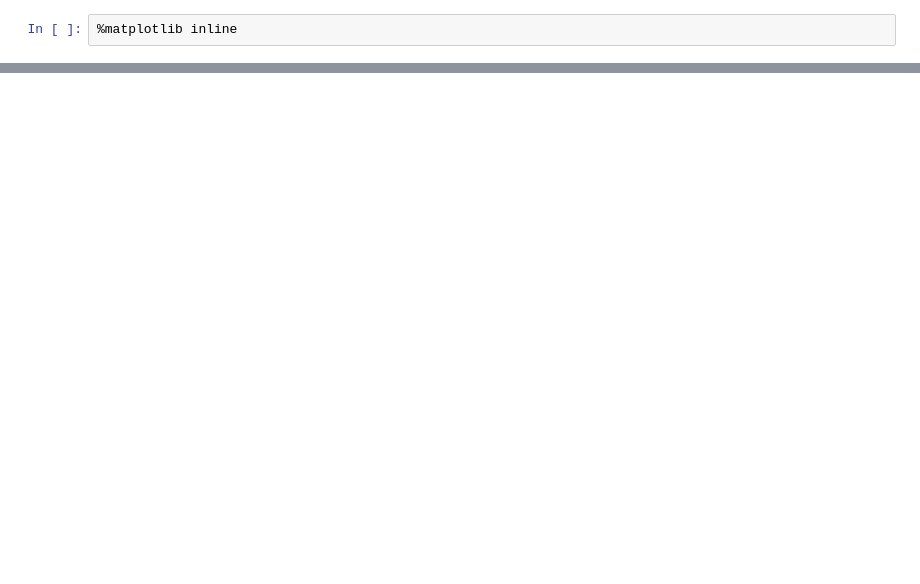
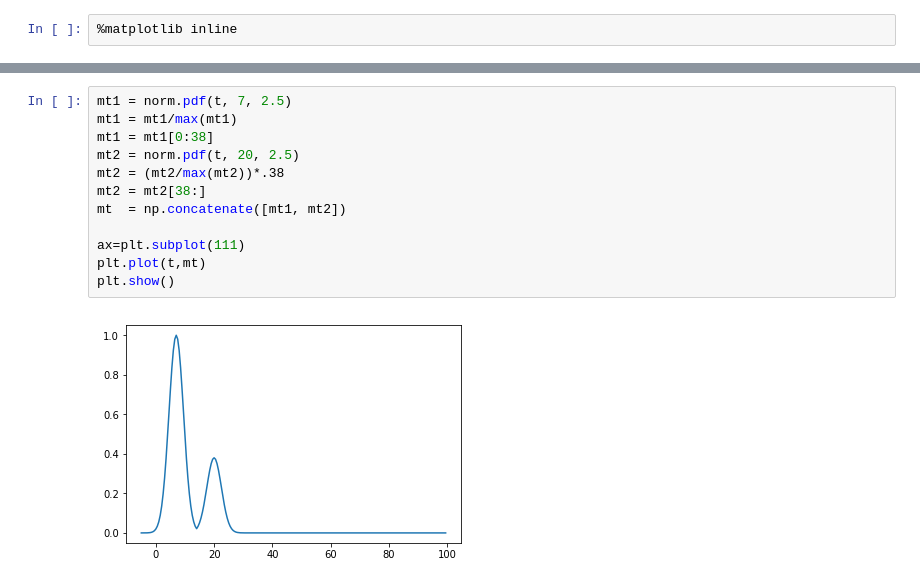
Before and after one commit to paulaburgi/InverseMethods, a Jupyter notebook: Midterm 1 - Prob 1.ipynb, the cells around one changed output, grey strips where cells are left out. Drawn from its saved outputs; the diff is of its cells as text; blank space fills up the shorter version.

```diff
--- a/Midterm 1 - Prob 1.ipynb
+++ b/Midterm 1 - Prob 1.ipynb
@@ -37,0 +51,14 @@ plt.show()
+# %%
+mt1 = norm.pdf(t, 7, 2.5)
+mt1 = mt1/max(mt1)
+mt1 = mt1[0:38]
+mt2 = norm.pdf(t, 20, 2.5)
+mt2 = (mt2/max(mt2))*.38
+mt2 = mt2[38:]
+mt  = np.concatenate([mt1, mt2])
+
+ax=plt.subplot(111)
+plt.plot(t,mt)
+plt.show()
+# %% [output]
+[figure, added]
```
Also changed, not shown: parts of 6 cells of this notebook, 8 other files.
